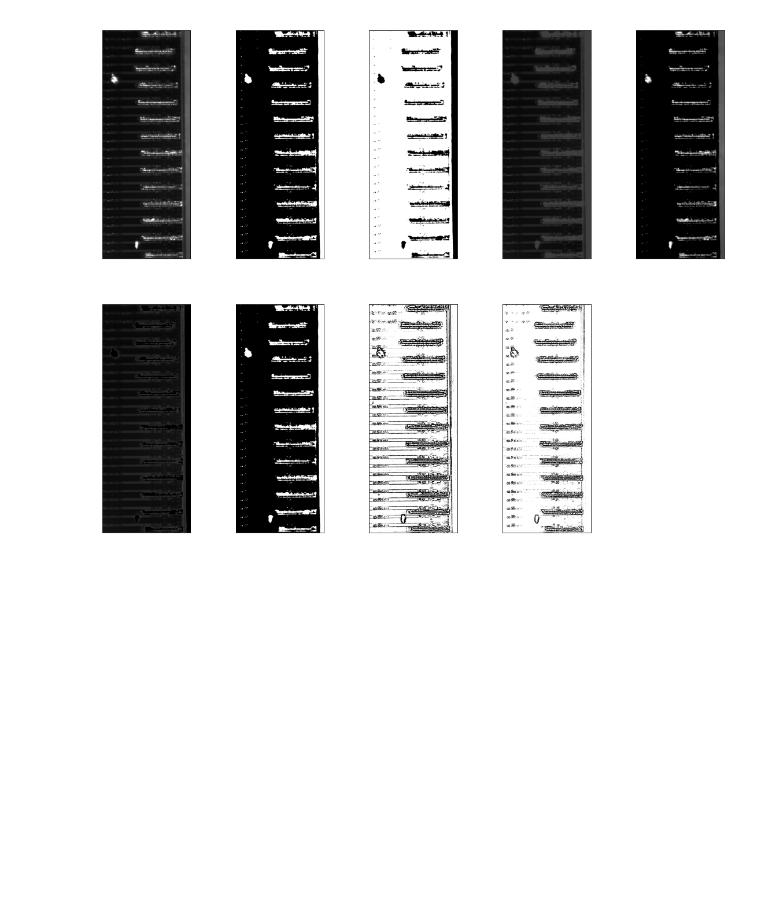
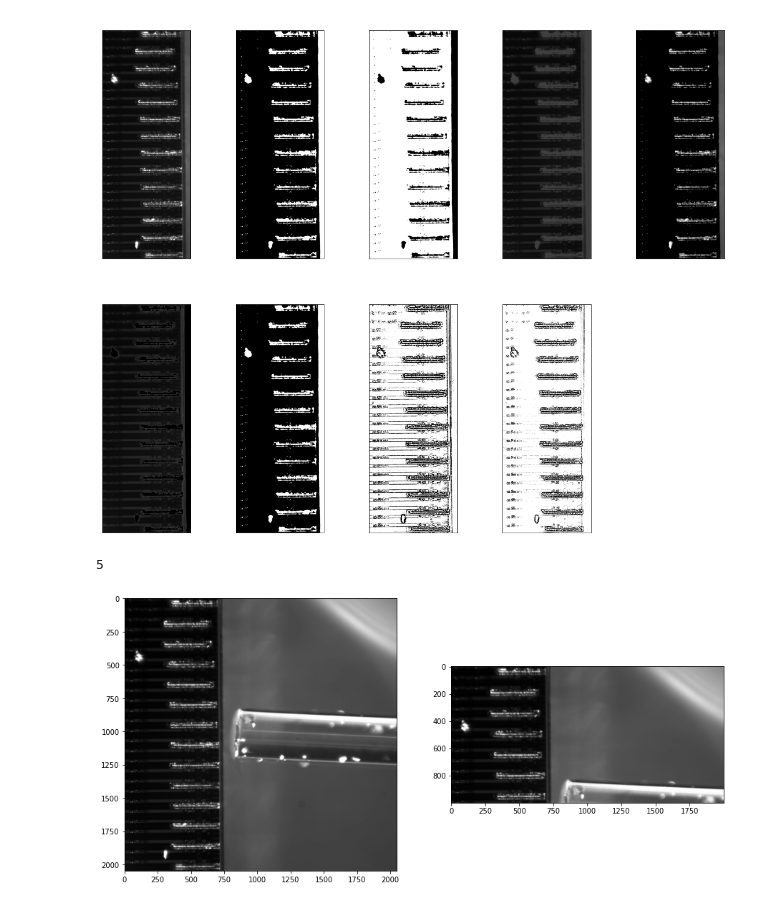
Before and after one commit to XanderPeetroons/visionautomation, a Jupyter notebook: Notebooks/chip_img_notebook.ipynb, the cells around one changed output. Saved outputs shown, nothing was run; the diff lists cells and outputs as text; code cells hidden in the pictures; blank space fills up the shorter version.

Commit message:
selected area in notebook

```diff
--- a/Notebooks/chip_img_notebook.ipynb
+++ b/Notebooks/chip_img_notebook.ipynb
@@ -128,0 +127,19 @@ plt.show()
+# %%
+### Area of interest
+
+## Assigning values
+#x = 0;
+x = input('Enter x: ')
+print(x)
+x = int(x)
+w = 2000
+y = 0; h = 1000
+sub_image = blur1[y:y+h, x:x+w]
+
+plt.figure(figsize=[15,12])
+plt.subplot(121); plt.imshow(blur1, cmap='gray')
+plt.subplot(122); plt.imshow(sub_image, cmap='gray')
+plt.show()
+# %% [output]
+5
+[figure, added]
```
Also changed, not shown: parts of 3 cells of this notebook.
